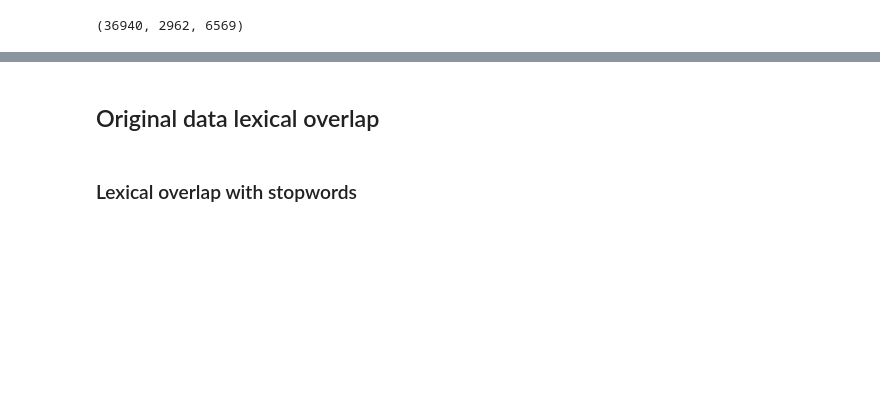
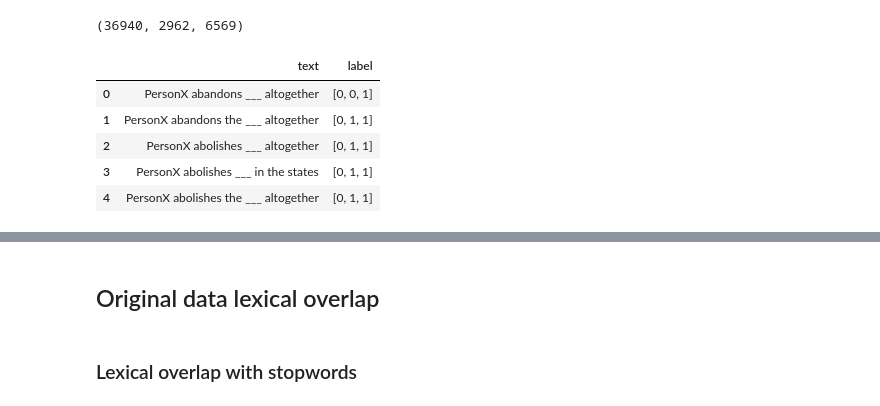
Before and after one commit to epfl-nlp/kogito, a Jupyter notebook: examples/relation_modeling/ood.ipynb, the cells around one changed output, grey strips where cells are left out. Cells and saved outputs as stored; diff of their text form; code cells hidden in the pictures; blank space fills up the shorter version.

```diff
--- a/examples/relation_modeling/ood.ipynb
+++ b/examples/relation_modeling/ood.ipynb
@@ -11,3 +14,12 @@ test_df = load_data("data/atomic2020_data-feb2021/test.tsv", multi_label=True)
 len(train_df), len(val_df), len(test_df)
 # %% [output]
 (36940, 2962, 6569)
+# %%
+train_df.head()
+# %% [output]
+|  | text | label |
+| 0 | PersonX abandons ___ altogether | [0, 0, 1] |
+| 1 | PersonX abandons the ___ altogether | [0, 1, 1] |
+| 2 | PersonX abolishes ___ altogether | [0, 1, 1] |
+| 3 | PersonX abolishes ___ in the states | [0, 1, 1] |
+| 4 | PersonX abolishes the ___ altogether | [0, 1, 1] |
```
Also changed, not shown: parts of 61 cells of this notebook, 15 other files.
